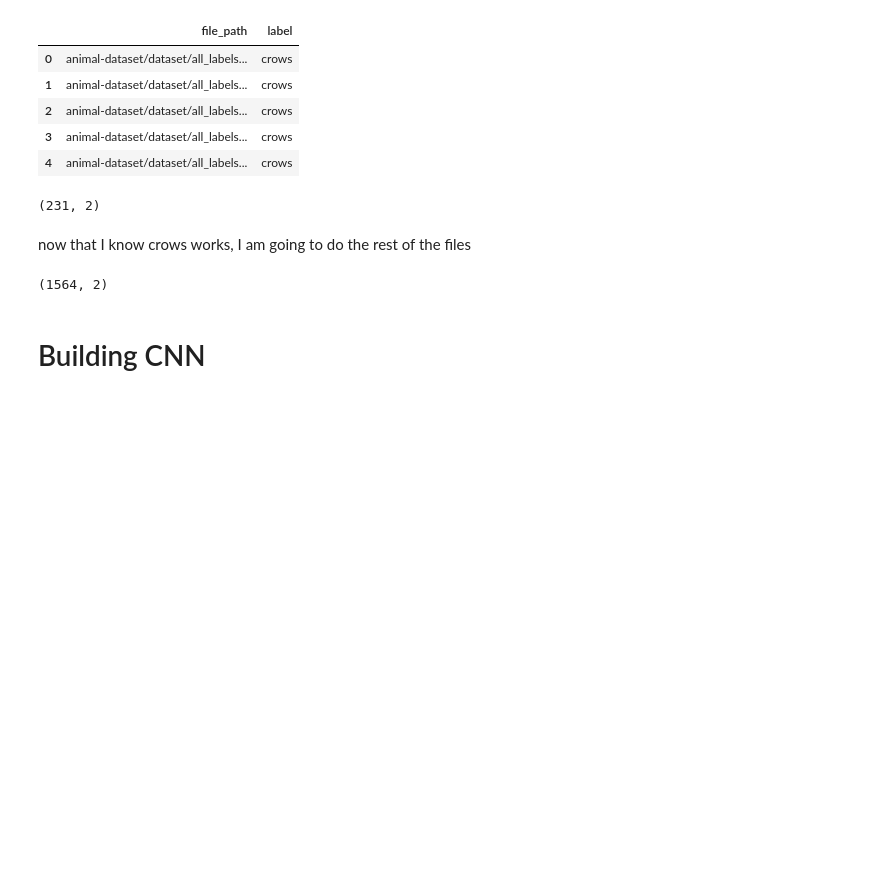
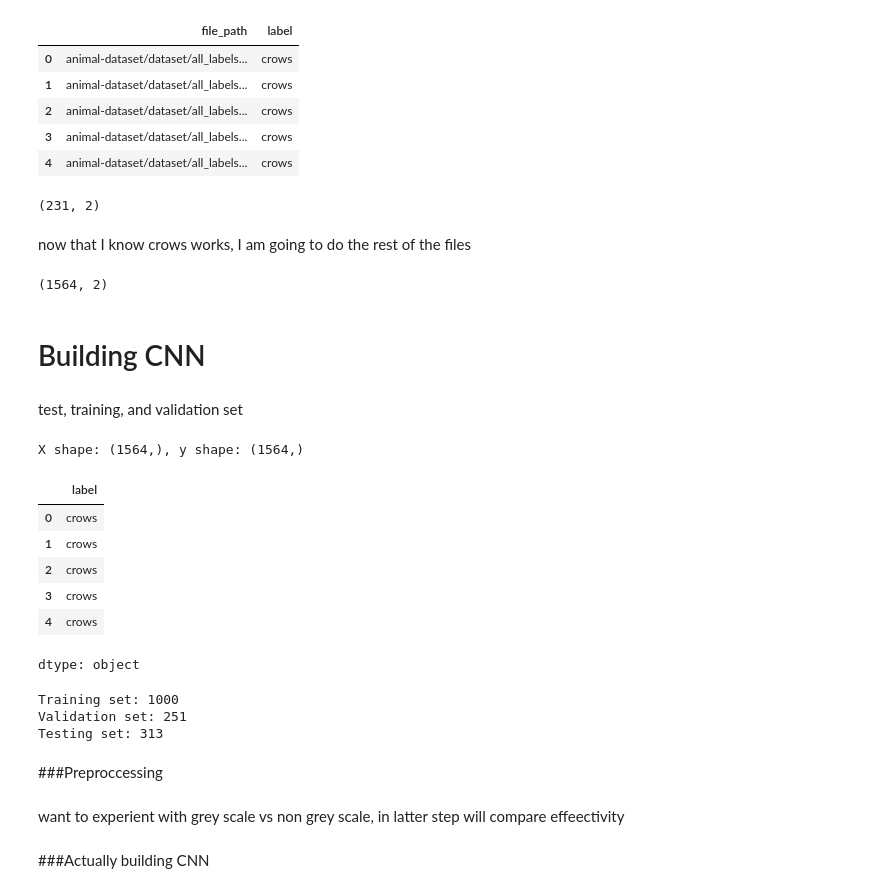
Before and after one commit to claramanolache/DeepLearning, a Jupyter notebook: CNN_mod2.ipynb, the cells around one changed output. Saved outputs shown, nothing was run; the diff lists cells and outputs as text; code cells hidden in the pictures; blank space fills up the shorter version.

```diff
--- a/CNN_mod2.ipynb
+++ b/CNN_mod2.ipynb
@@ -149,3 +149,5 @@ df.shape
 (1564, 2)
 # %% [markdown]
 # Building CNN
+# %% [markdown]
+test, training, and validation set
@@ -151,0 +156,39 @@ df.shape
+# %%
+# Extract image paths as X and labels as y
+X = df['file_path']  # image paths
+y = df['label']      # labels
+
+# Display their shapes and y
+print(f"X shape: {X.shape}, y shape: {y.shape}")
+display(y.head())
+# %% [output]
+X shape: (1564,), y shape: (1564,)
+|  | label |
+| 0 | crows |
+| 1 | crows |
+| 2 | crows |
+| 3 | crows |
+| 4 | crows |
+dtype: object
+# %%
+from sklearn.model_selection import train_test_split
+
+X_train_full, X_test, y_train_full, y_test = train_test_split(
+    X, y, test_size=0.2, random_state=random_seed, stratify=y
+)
+
+X_train, X_val, y_train, y_val = train_test_split(
+    X_train_full, y_train_full, test_size=0.2, random_state=random_seed, stratify=y_train_full
+)
+
+print(f"Training set: {X_train.shape[0]}")
+print(f"Validation set: {X_val.shape[0]}")
+print(f"Testing set: {X_test.shape[0]}")
+# %% [output]
+Training set: 1000
+Validation set: 251
+Testing set: 313
+# %% [markdown]
+###Preproccessing
+# %% [markdown]
+want to experient with grey scale vs non grey scale, in latter step will compare effeectivity
@@ -151,0 +216,2 @@ df.shape
+# %% [markdown]
+###Actually building CNN
```
Also changed, not shown: parts of 14 cells of this notebook.
